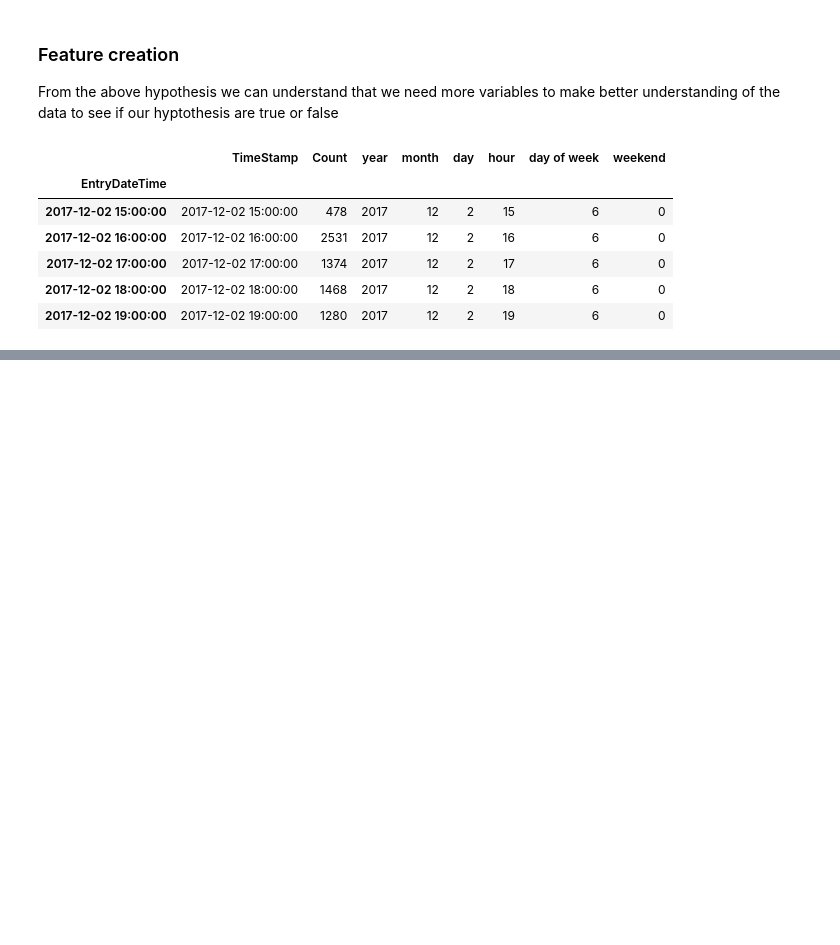
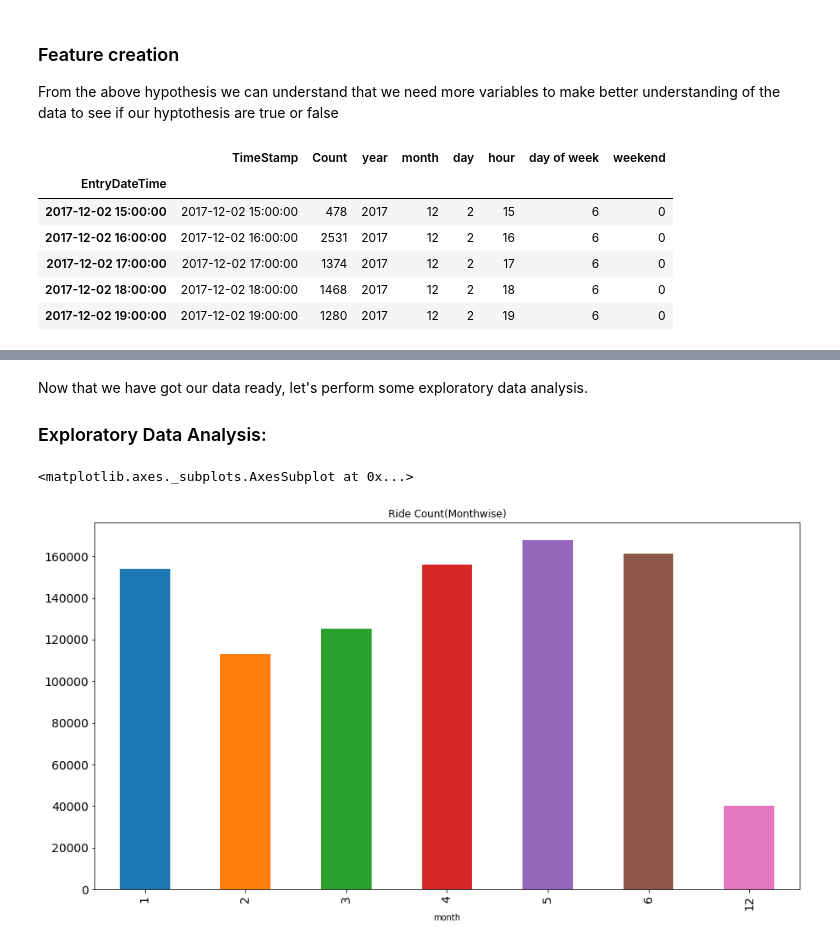
Before and after one commit to HarshalSanap/GEOG-594-Big-Data-Science, a Jupyter notebook: Rider Traffic Prediction.ipynb, the cells around one changed output, grey strips where cells are left out. Cells and saved outputs as stored; diff of their text form; code cells hidden in the pictures; blank space fills up the shorter version.

Commit message:
Exploratory analysis done

```diff
--- a/Rider Traffic Prediction.ipynb
+++ b/Rider Traffic Prediction.ipynb
@@ -108,7 +104,7 @@ def weekend_check(row):
     else:
         return 0
 
-hourly_raw['weekend']=hourly_raw['TimeStamp'].apply(weekend_check)
+hourly_raw['weekend']=hourly_raw['day of week'].apply(weekend_check)
 # %%
 hourly_raw.head()
 # %% [output]
@@ -142,0 +128,11 @@ hourly_raw.resample('D').sum().head(40)
+# %% [markdown]
+Now that we have got our data ready, let's perform some exploratory data analysis.
+
+### Exploratory Data Analysis:
+# %%
+# Month wise count plot to check for seasonality if any
+
+hourly_raw.groupby('month')['Count'].sum().plot.bar(figsize=(15,8), title= 'Ride Count(Monthwise)', fontsize=14)
+# %% [output]
+<matplotlib.axes._subplots.AxesSubplot at 0x...>
+[figure, added]
```
Also changed, not shown: parts of 24 cells of this notebook.
